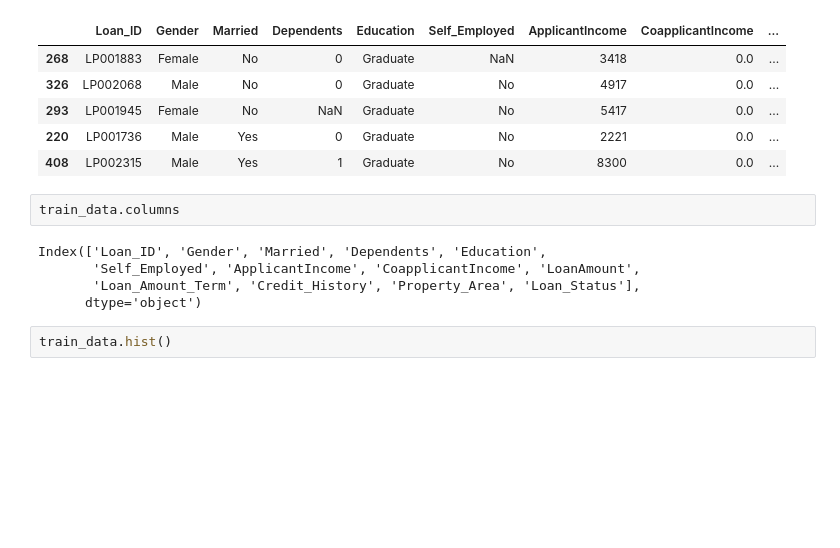
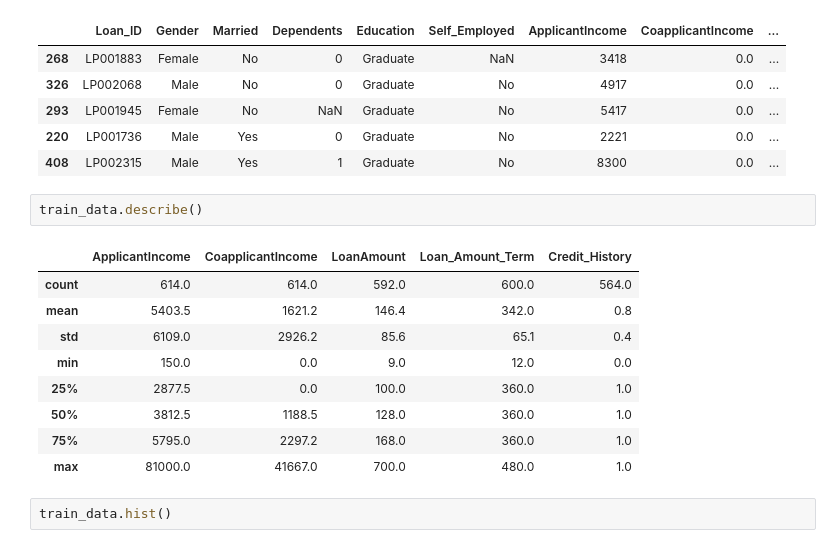
Before and after one commit to SahanaRaghu/ML, a Jupyter notebook: AnalyticsVidyaLoanPrediction.ipynb, the cells around one changed output. Saved outputs shown, nothing was run; the diff lists cells and outputs as text; blank space fills up the shorter version.

```diff
--- a/AnalyticsVidyaLoanPrediction.ipynb
+++ b/AnalyticsVidyaLoanPrediction.ipynb
@@ -53,12 +53,17 @@ train_data.head()
 | 220 | LP001736 | Male | Yes | 0 | Graduate | No | 2221 | 0.0 | ... |
 | 408 | LP002315 | Male | Yes | 1 | Graduate | No | 8300 | 0.0 | ... |
 # %%
-train_data.columns
+train_data.describe()
 # %% [output]
-Index(['Loan_ID', 'Gender', 'Married', 'Dependents', 'Education',
-       'Self_Employed', 'ApplicantIncome', 'CoapplicantIncome', 'LoanAmount',
-       'Loan_Amount_Term', 'Credit_History', 'Property_Area', 'Loan_Status'],
-      dtype='object')
+|  | ApplicantIncome | CoapplicantIncome | LoanAmount | Loan_Amount_Term | Credit_History |
+| count | 614.0 | 614.0 | 592.0 | 600.0 | 564.0 |
+| mean | 5403.5 | 1621.2 | 146.4 | 342.0 | 0.8 |
+| std | 6109.0 | 2926.2 | 85.6 | 65.1 | 0.4 |
+| min | 150.0 | 0.0 | 9.0 | 12.0 | 0.0 |
+| 25% | 2877.5 | 0.0 | 100.0 | 360.0 | 1.0 |
+| 50% | 3812.5 | 1188.5 | 128.0 | 360.0 | 1.0 |
+| 75% | 5795.0 | 2297.2 | 168.0 | 360.0 | 1.0 |
+| max | 81000.0 | 41667.0 | 700.0 | 480.0 | 1.0 |
 # %%
 train_data.hist()
 # %% [output]
```
Also changed, not shown: parts of 3 cells of this notebook.
